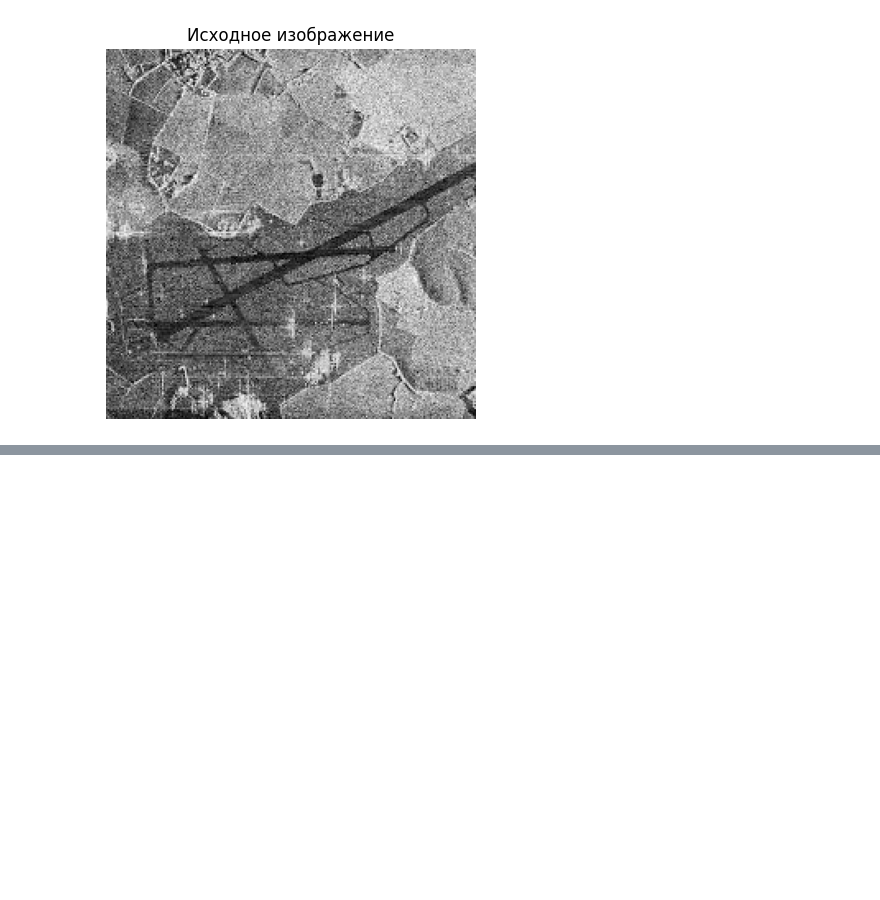
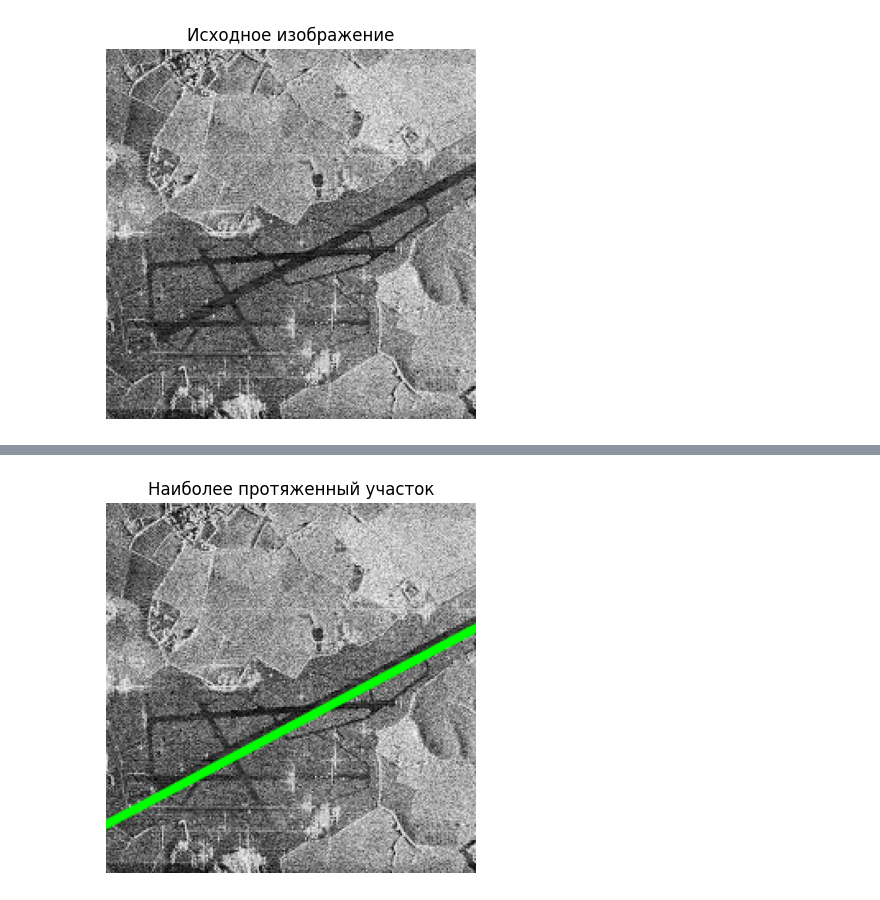
Before and after one commit to AlekseyPosternack/Image-Processing, a Jupyter notebook: 3_Binarization_Edges/Practice_3/Lab3.ipynb, the cells around one changed output, grey strips where cells are left out. Saved outputs shown, nothing was run; the diff lists cells and outputs as text; code cells hidden in the pictures; blank space fills up the shorter version.

```diff
--- a/3_Binarization_Edges/Practice_3/Lab3.ipynb
+++ b/3_Binarization_Edges/Practice_3/Lab3.ipynb
@@ -20,0 +32,34 @@ plt.show()
+# %%
+lines = cv2.HoughLines(canny, 1, np.pi / 180, 140)
+
+max_line = None
+max_len = 0
+
+if lines is not None:
+    for i in range(0, len(lines)):
+        rho = lines[i][0][0]
+        theta = lines[i][0][1]
+        a = math.cos(theta)
+        b = math.sin(theta)
+        x0 = a * rho
+        y0 = b * rho
+        len_lim = 1000
+        pt1 = (int(x0 + len_lim*(-b)), int(y0 + len_lim*(a)))
+        pt2 = (int(x0 - len_lim*(-b)), int(y0 - len_lim*(a)))
+
+        length = np.sqrt((pt2[0] - pt1[0])**2 + (pt2[1] - pt1[1])**2)
+
+        if length > max_len:
+            max_len = length
+            max_line = (pt1, pt2, rho, theta)
+
+if max_line is not None:
+    pt1, pt2, rho, theta = max_line
+    cv2.line(line_image, max_line[0], max_line[1], (0,255,0), 3, cv2.LINE_AA)
+
+plt.imshow(line_image, cmap='gray')
+plt.title('Наиболее протяженный участок')
+plt.axis('off')
+plt.show()
+# %% [output]
+[figure, added]
```
Also changed, not shown: parts of 10 cells of this notebook.
